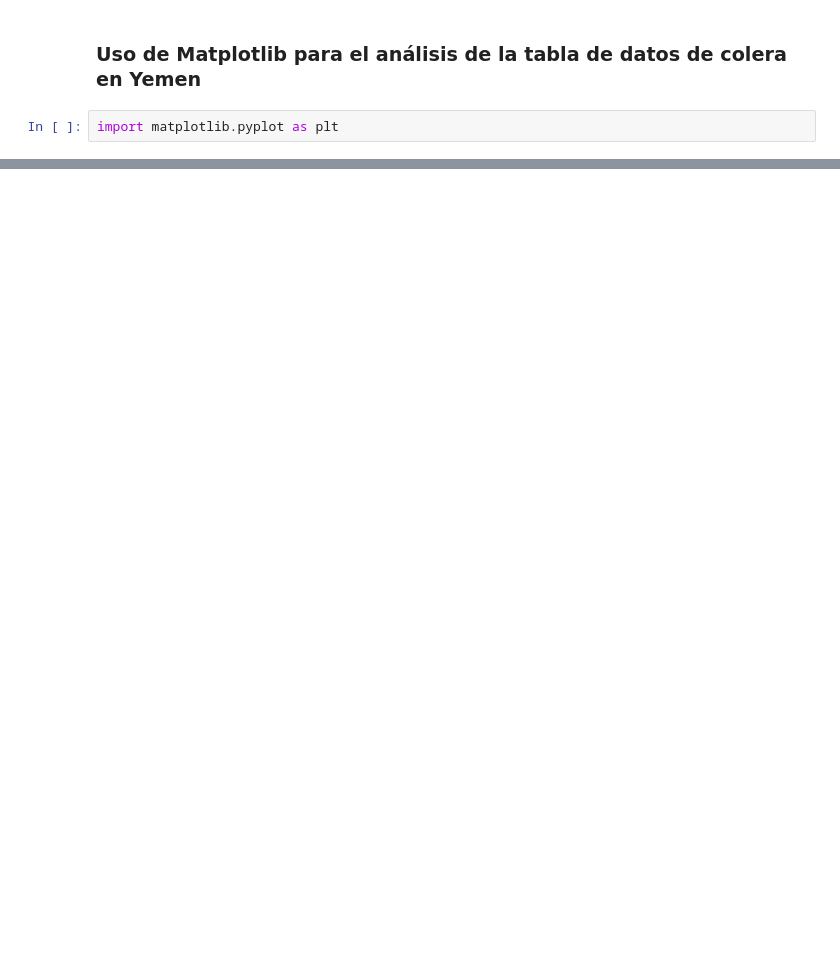
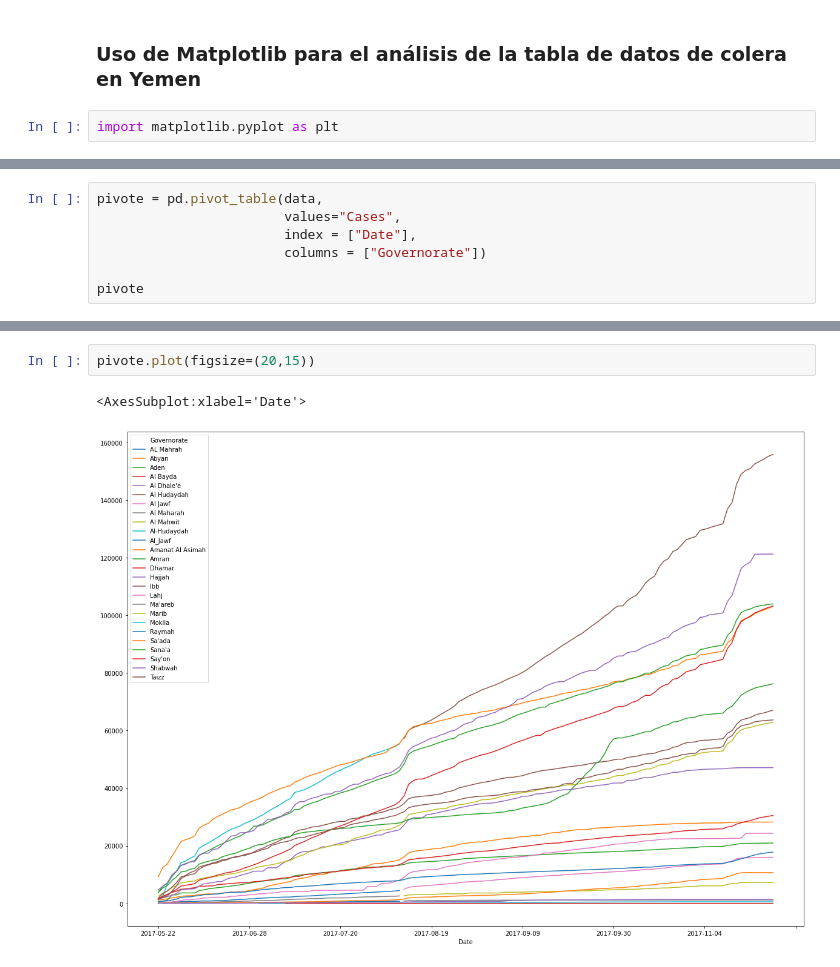
Before and after one commit to Sergio-Ibarra-1795/Diplomado_UNAM_DC_Full_gitHub, a Jupyter notebook: Modulo6_Aprendizaje_supervisado/01-Datos.ipynb, the cells around one changed output, grey strips where cells are left out. Cells and saved outputs as stored; diff of their text form; blank space fills up the shorter version.

```diff
--- a/Modulo6_Aprendizaje_supervisado/01-Datos.ipynb
+++ b/Modulo6_Aprendizaje_supervisado/01-Datos.ipynb
@@ -246,0 +273,7 @@ import matplotlib.pyplot as plt
+# %%
+pivote = pd.pivot_table(data,
+                        values="Cases",
+                        index = ["Date"],
+                        columns = ["Governorate"])
+
+pivote
@@ -246,0 +295,5 @@ import matplotlib.pyplot as plt
+# %%
+pivote.plot(figsize=(20,15))
+# %% [output]
+<AxesSubplot:xlabel='Date'>
+[figure, added]
```
Also changed, not shown: parts of 9 cells of this notebook.
